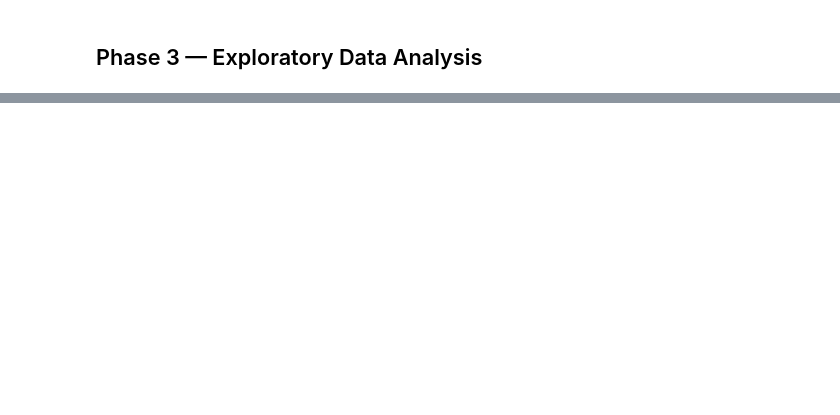
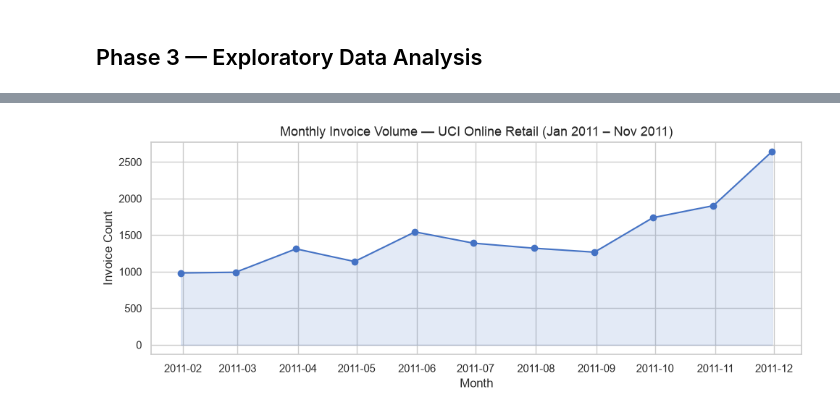
Before and after one commit to AhmetBilalOzgun/Data-Science-Final-Project-E-Commerce-Hybrid-Recommendation-System, a Jupyter notebook: notebook.ipynb, the cells around one changed output, grey strips where cells are left out. Drawn from its saved outputs; the diff is of its cells as text; code cells hidden in the pictures; blank space fills up the shorter version.

```diff
--- a/notebook.ipynb
+++ b/notebook.ipynb
@@ -246,0 +132,22 @@ dtype: object
+# %%
+# ── Build df_master: rename columns to canonical names, join product metadata ──
+df_master = df.rename(columns={
+    "CustomerID":  "customer_id",
+    "StockCode":   "product_id",
+    "Description": "product_description_raw",
+    "InvoiceDate": "order_timestamp",
+    "InvoiceNo":   "invoice_no",
+    "Country":     "country",
+    "Quantity":    "quantity",
+    "UnitPrice":   "unit_price",
+}).merge(
+    df_products[["StockCode", "product_description", "price_bucket"]].rename(
+        columns={"StockCode": "product_id"}
+    ),
+    on="product_id",
+    how="left",
+)
+
+print(f"df_master shape: {df_master.shape}")
+print(df_master.dtypes)
+print(df_master.head(3))
@@ -1104,0 +213,25 @@ Displayed hybrid top-5 tables for 3/3 sample customers
+# %%
+# --- 3.1 Monthly invoice volume ---
+df_monthly = (
+    df_master.drop_duplicates("invoice_no")
+    .set_index("order_timestamp")
+    .resample("ME")["invoice_no"]
+    .count()
+    .reset_index()
+    .rename(columns={"invoice_no": "invoice_count"})
+)
+# Drop first and last months (partial coverage)
+df_monthly = df_monthly.iloc[1:-1]
+
+fig, ax = plt.subplots(figsize=(10, 4))
+ax.plot(df_monthly["order_timestamp"], df_monthly["invoice_count"],
+        marker="o", linewidth=1.5, color="#4472C4")
+ax.fill_between(df_monthly["order_timestamp"], df_monthly["invoice_count"],
+                alpha=0.15, color="#4472C4")
+ax.set_title("Monthly Invoice Volume — UCI Online Retail (Jan 2011 – Nov 2011)", fontsize=13)
+ax.set_xlabel("Month")
+ax.set_ylabel("Invoice Count")
+plt.tight_layout()
+plt.show()
+# %% [output]
+[figure, added]
```
Also changed, not shown: parts of 85 cells of this notebook, 7 other files.
